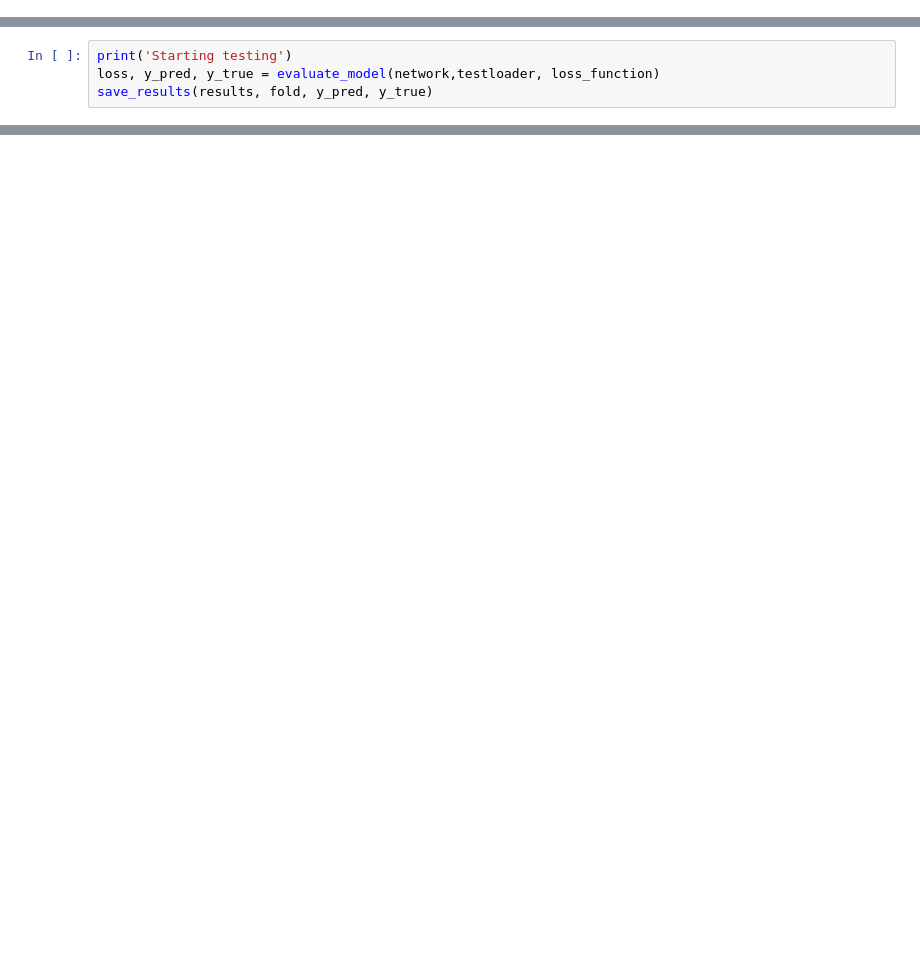
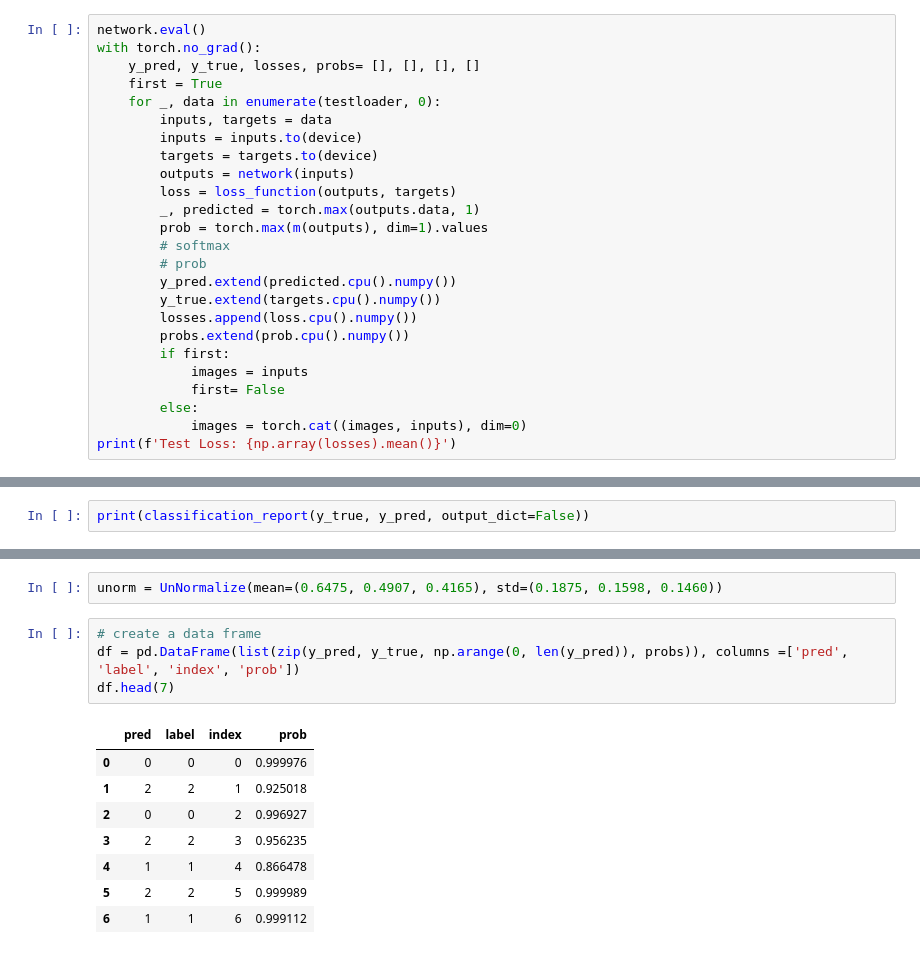
Before and after one commit to sgaut023/skin_disease_classification, a Jupyter notebook: 3.0.TrainEval.ipynb, the cells around one changed output, grey strips where cells are left out. Cells and saved outputs as stored; diff of their text form; blank space fills up the shorter version.

```diff
--- a/3.0.TrainEval.ipynb
+++ b/3.0.TrainEval.ipynb
@@ -76,0 +125,25 @@ get_confusion_matrix(y_true, y_pred)
+# %%
+network.eval()
+with torch.no_grad():
+    y_pred, y_true, losses, probs= [], [], [], []
+    first = True
+    for _, data in enumerate(testloader, 0):
+        inputs, targets = data
+        inputs = inputs.to(device)
+        targets = targets.to(device)
+        outputs = network(inputs)
+        loss = loss_function(outputs, targets)
+        _, predicted = torch.max(outputs.data, 1)
+        prob = torch.max(m(outputs), dim=1).values
+        # softmax
+        # prob
+        y_pred.extend(predicted.cpu().numpy())
+        y_true.extend(targets.cpu().numpy())
+        losses.append(loss.cpu().numpy())
+        probs.extend(prob.cpu().numpy())
+        if first:
+            images = inputs
+            first= False
+        else:
+            images = torch.cat((images, inputs), dim=0)
+print(f'Test Loss: {np.array(losses).mean()}')
@@ -77,5 +152,3 @@ get_confusion_matrix(y_true, y_pred)
 # %%
-print('Starting testing')
-loss, y_pred, y_true = evaluate_model(network,testloader, loss_function)
-save_results(results, fold, y_pred, y_true)
+print(classification_report(y_true, y_pred, output_dict=False))
 # %% [output]
@@ -89,0 +181,15 @@ torch.save(network.state_dict(), 'trained_models.pth)
+# %%
+unorm = UnNormalize(mean=(0.6475, 0.4907, 0.4165), std=(0.1875, 0.1598, 0.1460))
+# %%
+# create a data frame
+df = pd.DataFrame(list(zip(y_pred, y_true, np.arange(0, len(y_pred)), probs)), columns =['pred', 'label', 'index', 'prob'])
+df.head(7)
+# %% [output]
+|  | pred | label | index | prob |
+| 0 | 0 | 0 | 0 | 0.999976 |
+| 1 | 2 | 2 | 1 | 0.925018 |
+| 2 | 0 | 0 | 2 | 0.996927 |
+| 3 | 2 | 2 | 3 | 0.956235 |
+| 4 | 1 | 1 | 4 | 0.866478 |
+| 5 | 2 | 2 | 5 | 0.999989 |
+| 6 | 1 | 1 | 6 | 0.999112 |
```
Also changed, not shown: parts of 20 cells of this notebook, 20 other files.
